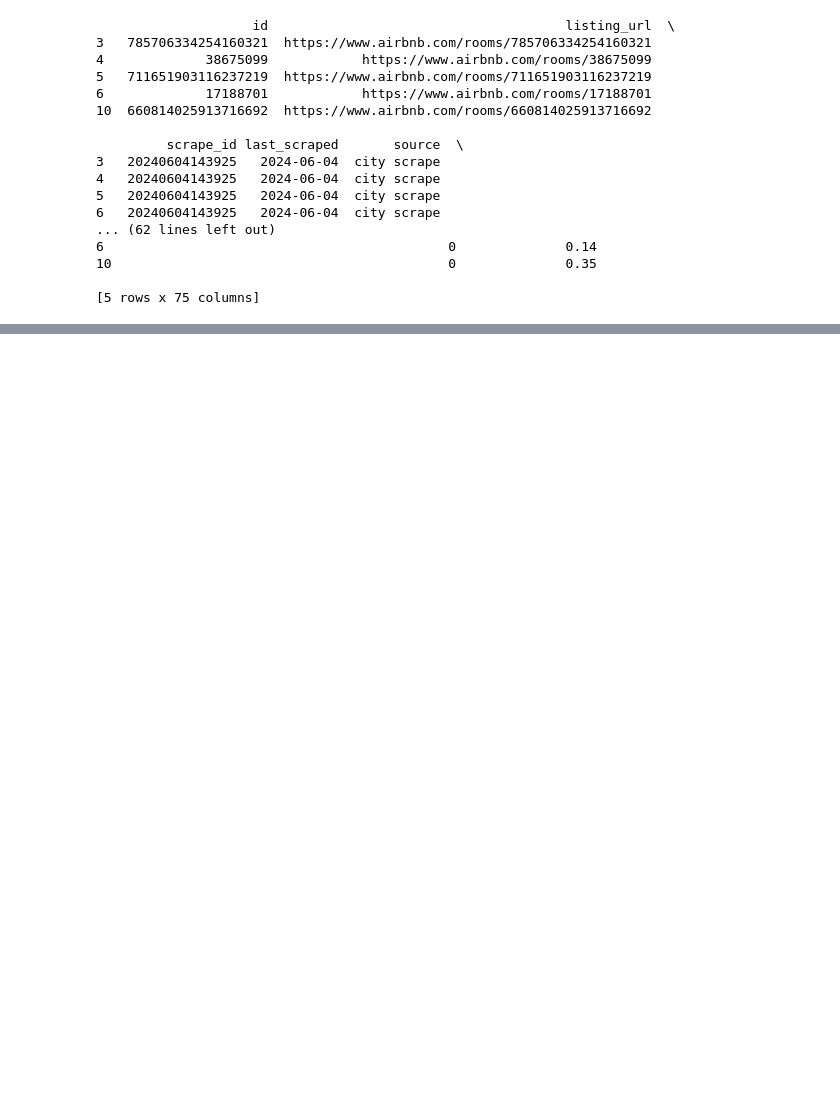
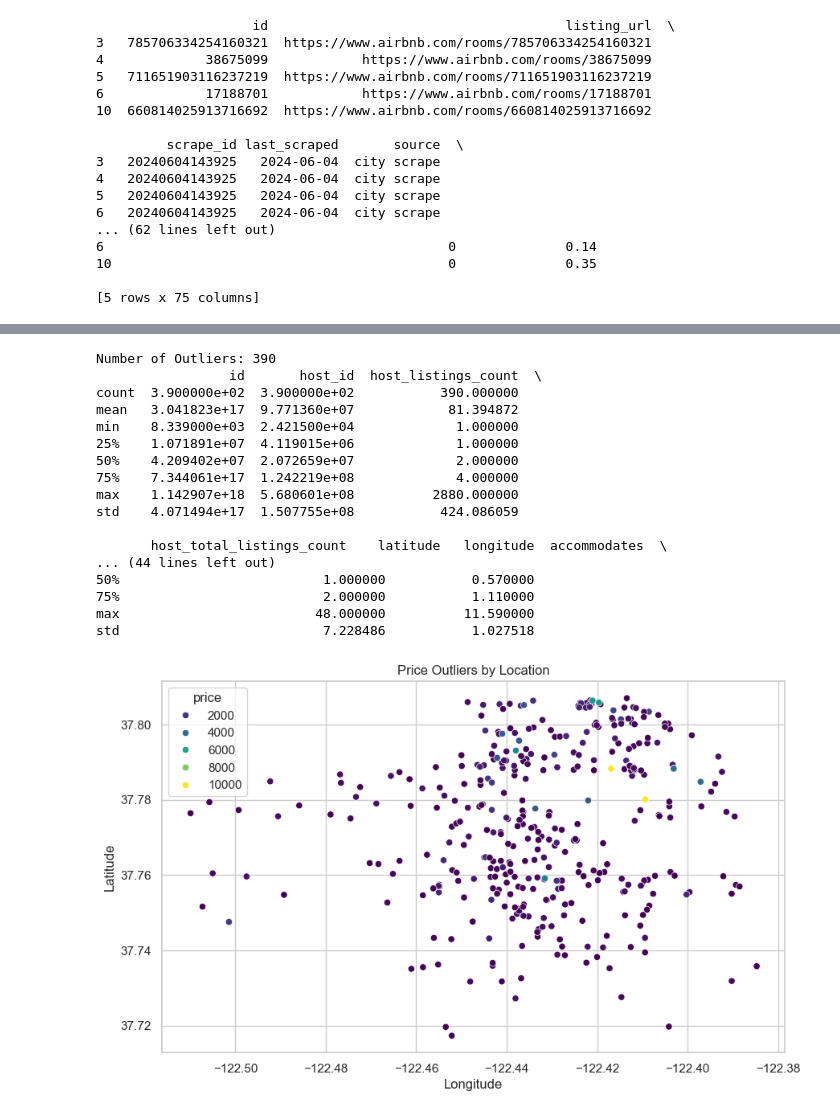
Before and after one commit to antranakhasi/SF-Airbnb-market-analysis, a Jupyter notebook: sf-analysis.ipynb, the cells around one changed output, grey strips where cells are left out. Saved outputs shown, nothing was run; the diff lists cells and outputs as text; code cells hidden in the pictures; blank space fills up the shorter version.

```diff
--- a/sf-analysis.ipynb
+++ b/sf-analysis.ipynb
@@ -77,0 +144,39 @@ df.to_csv('data/cleaned.csv', index=False)
+# %%
+# Identifying outliers using the IQR method
+Q1 = df['price'].quantile(0.25)
+Q3 = df['price'].quantile(0.75)
+IQR = Q3 - Q1
+
+outliers = df[(df['price'] < (Q1 - 1.5 * IQR)) | (df['price'] > (Q3 + 1.5 * IQR))]
+print(f"Number of Outliers: {len(outliers)}")
+
+# Analyzing characteristics of the outliers
+outlier_summary = outliers.describe()
+print(outlier_summary)
+
+# Plotting the outliers
+plt.figure(figsize=(10, 6))
+sns.scatterplot(x='longitude', y='latitude', hue='price', palette='viridis', data=outliers)
+plt.title('Price Outliers by Location')
+plt.xlabel('Longitude')
+plt.ylabel('Latitude')
+plt.show()
+# %% [output]
+Number of Outliers: 390
+                 id       host_id  host_listings_count  \
+count  3.900000e+02  3.900000e+02           390.000000
+mean   3.041823e+17  9.771360e+07            81.394872
+min    8.339000e+03  2.421500e+04             1.000000
+25%    1.071891e+07  4.119015e+06             1.000000
+50%    4.209402e+07  2.072659e+07             2.000000
+75%    7.344061e+17  1.242219e+08             4.000000
+max    1.142907e+18  5.680601e+08          2880.000000
+std    4.071494e+17  1.507755e+08           424.086059
+
+       host_total_listings_count    latitude   longitude  accommodates  \
+... (44 lines left out)
+50%                          1.000000           0.570000
+75%                          2.000000           1.110000
+max                         48.000000          11.590000
+std                          7.228486           1.027518
+[figure, added]
```
Also changed, not shown: parts of 10 cells of this notebook.
